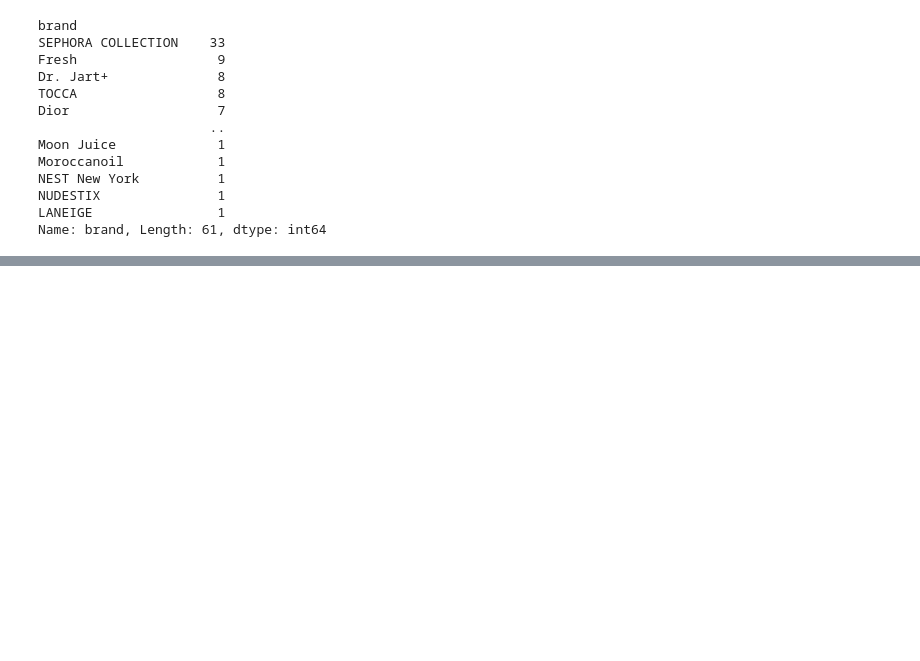
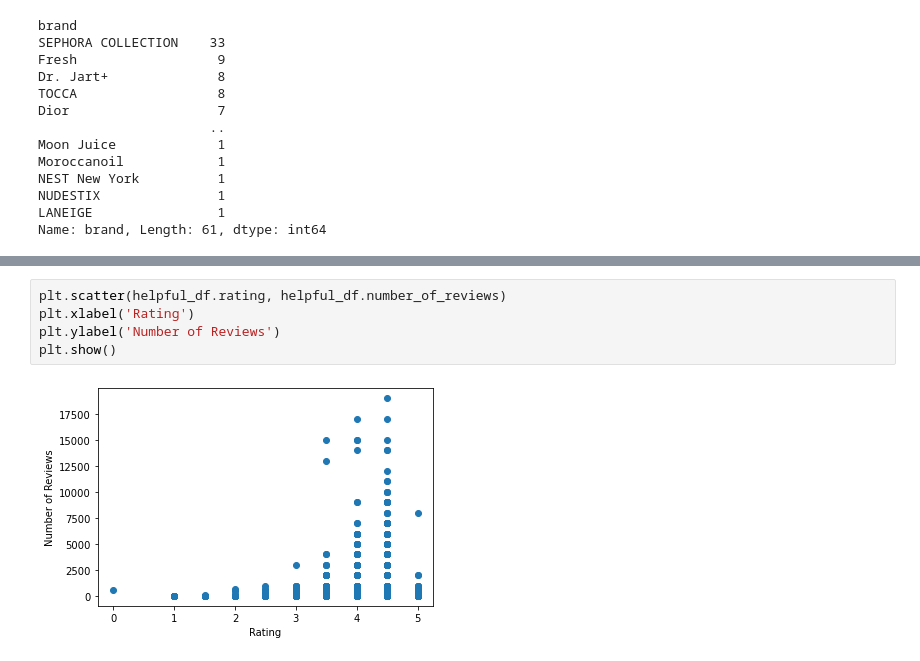
Before and after one commit to smjuni/Beauty_Habits, a Jupyter notebook: Sephora_Beauty_Habits.ipynb, the cells around one changed output, grey strips where cells are left out. Cells and saved outputs as stored; diff of their text form; blank space fills up the shorter version.

```diff
--- a/Sephora_Beauty_Habits.ipynb
+++ b/Sephora_Beauty_Habits.ipynb
@@ -582,0 +587,7 @@ Name: MarketingFlags_content, dtype: int64
+# %%
+plt.scatter(helpful_df.rating, helpful_df.number_of_reviews)
+plt.xlabel('Rating')
+plt.ylabel('Number of Reviews')
+plt.show()
+# %% [output]
+[figure, added]
```
Also changed, not shown: parts of 21 cells of this notebook, 2 other files.
